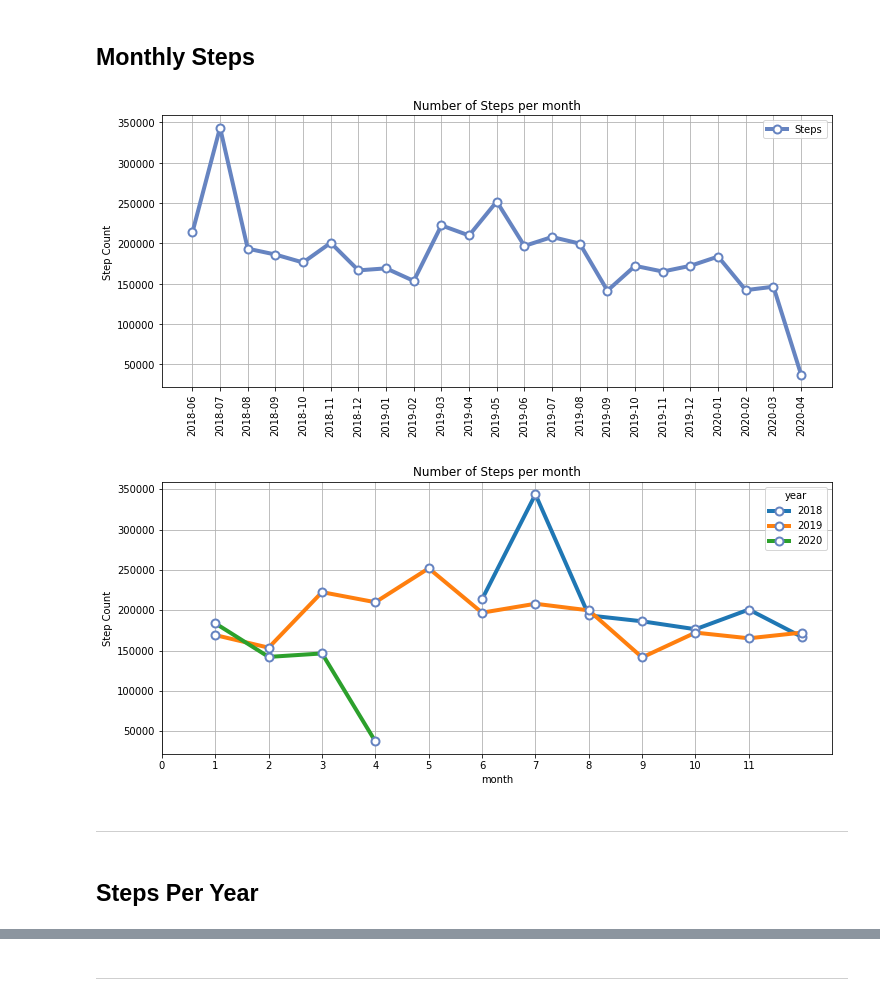
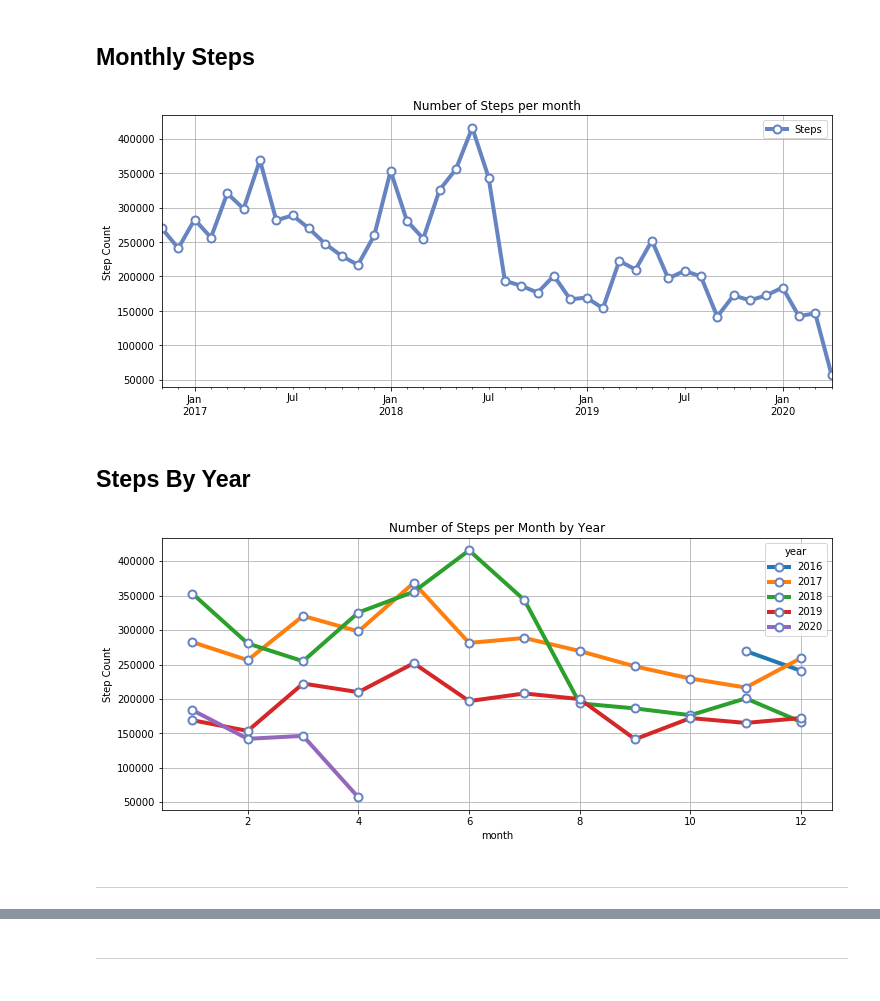
Before and after one commit to gregmames/qs_ledger, a Jupyter notebook: apple_health/apple_health_data_processor.ipynb, the cells around one changed output, grey strips where cells are left out. Cells and saved outputs as stored; diff of their text form; code cells hidden in the pictures.

Commit message:
200415 merged fitbit step & weight data

```diff
--- a/apple_health/apple_health_data_processor.ipynb
+++ b/apple_health/apple_health_data_processor.ipynb
@@ -64 +93,17 @@ NameError: name 'read_csv' is not defined
+# %%
+# Aggregate apple watch data by date
+steps_by_date = steps.groupby(['date'])['value'].sum().reset_index(name='Steps')
+
+#merge with fitbit data
+steps_by_date = pd.concat([fb2, steps_by_date], ignore_index=True)
+
+# print(steps_by_date.head())
+# print(steps_by_date.tail())
+# %%
+steps_by_date['RollingMeanSteps'] = steps_by_date.Steps.rolling(window=7, center=True).mean()
+
+steps_by_date=steps_by_date.dropna(axis=0)
+steps_by_date['date']=pd.to_datetime(steps_by_date['date'])
+
+# print(steps_by_date.head(10))
 # %% [markdown]
@@ -105,0 +111,11 @@ plt.show()
+# %%
+steps_by_date2=steps_by_date.set_index('date')
+
+plt.figure(figsize=[15,10])
+plt.grid(True)
+plt.plot(steps_by_date2['Steps'], 'r.', alpha=0.3,label='Steps')
+plt.plot(steps_by_date2['RollingMeanSteps'], c='k',label='7 day rolling average')
+plt.legend(loc=2)
+plt.xticks(rotation=45)
+
+plt.show()
@@ -139,60 +129,50 @@ steps_by_date.plot(x='date', y='RollingMeanSteps', title= 'Daily step counts rol
 # %% [markdown]
 ## Monthly Steps
 # %%
-# Group data by month accross years
-dataset = steps.groupby(['year_month'])['value'].sum().reset_index(name='Steps')
+df = steps_by_date.drop('RollingMeanSteps', axis=1)
+df = df.resample('M', on='date').sum()
+# df.head()
+
 chart_title = 'Number of Steps per month'
 
-n_groups = len(dataset)
-index = np.arange(n_groups)
-
-ax = dataset.plot(kind='line', figsize=[12, 5], linewidth=4, alpha=1, marker='o', color='#6684c1',
+ax = df.plot(kind='line', figsize=[12, 5], linewidth=4, alpha=1, marker='o', color='#6684c1',
                       markeredgecolor='#6684c1', markerfacecolor='w', markersize=8, markeredgewidth=2)
-
-# ax.set_xlim((year_counts.index[0], year_counts.index[-1]))
 
 ax.yaxis.grid(True)
 ax.xaxis.grid(True)
-# ax.set_ylim(0, 1000)
-ax.set_xticks(index)
 ax.set_ylabel('Step Count')
-# ax.set_xlabel('')
-plt.xticks(index, dataset.year_month, rotation=90)
+ax.set_xlabel('')
 ax.set_title(chart_title)
 
 plt.show()
 # %% [output]
-[figure, old version]
+[figure, new version]
 # %%
 # total_steps_by_month = steps.groupby(['year','month'])['value'].sum().reset_index(name='Steps')
 # %%
 # total_steps_by_month
+# %% [markdown]
+## Steps By Year
 # %%
 # Group data by year in pivot table
-dataset = pd.pivot_table(total_steps_by_month, index='month', columns='year', values='Steps', aggfunc='sum')
-chart_title = 'Number of Steps per month'
+df2 = steps_by_date.drop(['RollingMeanSteps'], axis=1)
+df2['year'] = df2['date'].dt.year
+df2['month'] = df2['date'].dt.month
 
-n_groups = len(dataset)
-index = np.arange(n_groups)
+df3 = pd.pivot_table(df2, index='month', columns='year', values='Steps', aggfunc='sum')
+df3.head()
+chart_title = 'Number of Steps per Month by Year'
 
-ax = dataset.plot(kind='line', figsize=[12, 5], linewidth=4, alpha=1, marker='o',
+ax = df3.plot(kind='line', figsize=[12, 5], linewidth=4, alpha=1, marker='o',
                       markeredgecolor='#6684c1', markerfacecolor='w', markersize=8, markeredgewidth=2)
-
-# ax.set_xlim((year_counts.index[0], year_counts.index[-1]))
 
 ax.yaxis.grid(True)
 ax.xaxis.grid(True)
-# ax.set_ylim(0, 1000)
-ax.set_xticks(index)
 ax.set_ylabel('Step Count')
-# ax.set_xlabel('')
-# plt.xticks(index, dataset.month, rotation=90)
 ax.set_title(chart_title)
 
 plt.show()
 # %% [output]
-[figure, old version]
+[figure, new version]
 # %% [markdown]
 ----
-# %% [markdown]
-## Steps Per Year
```
Also changed, not shown: parts of 29 cells of this notebook, 1 other file.
